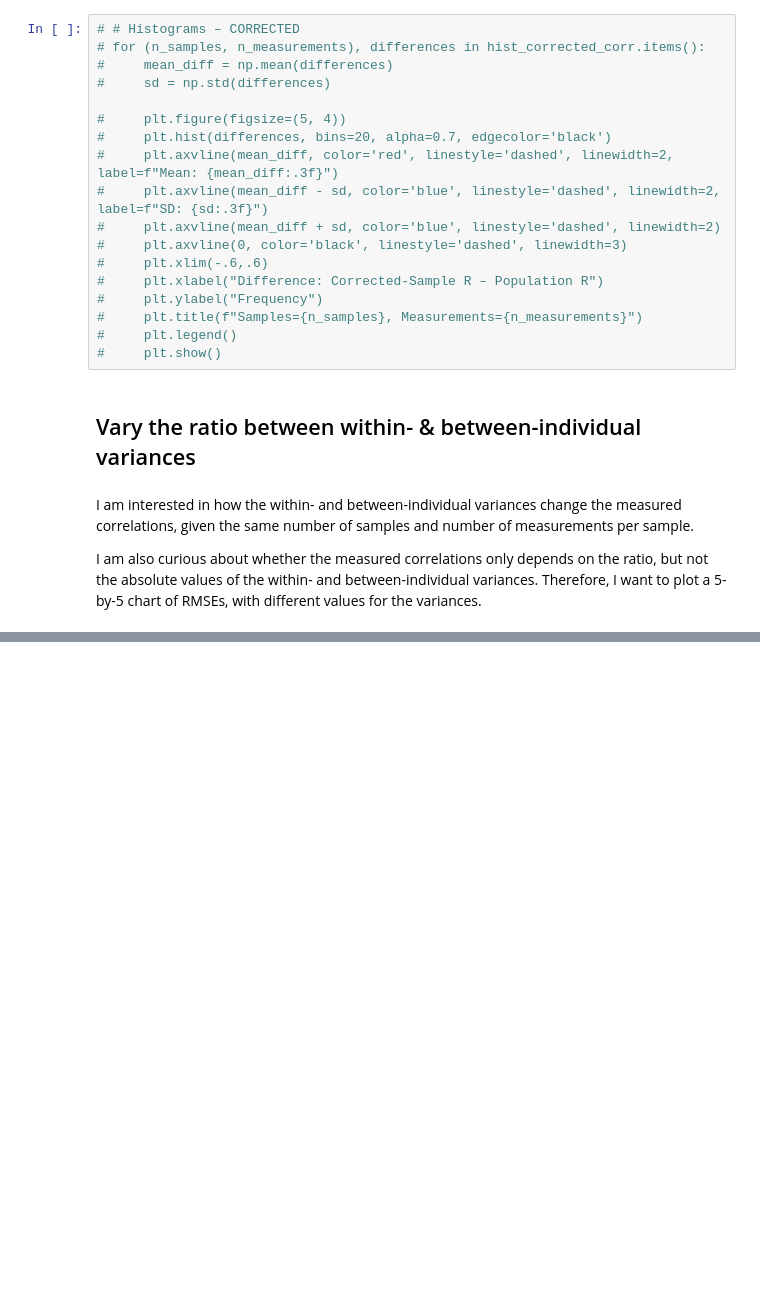
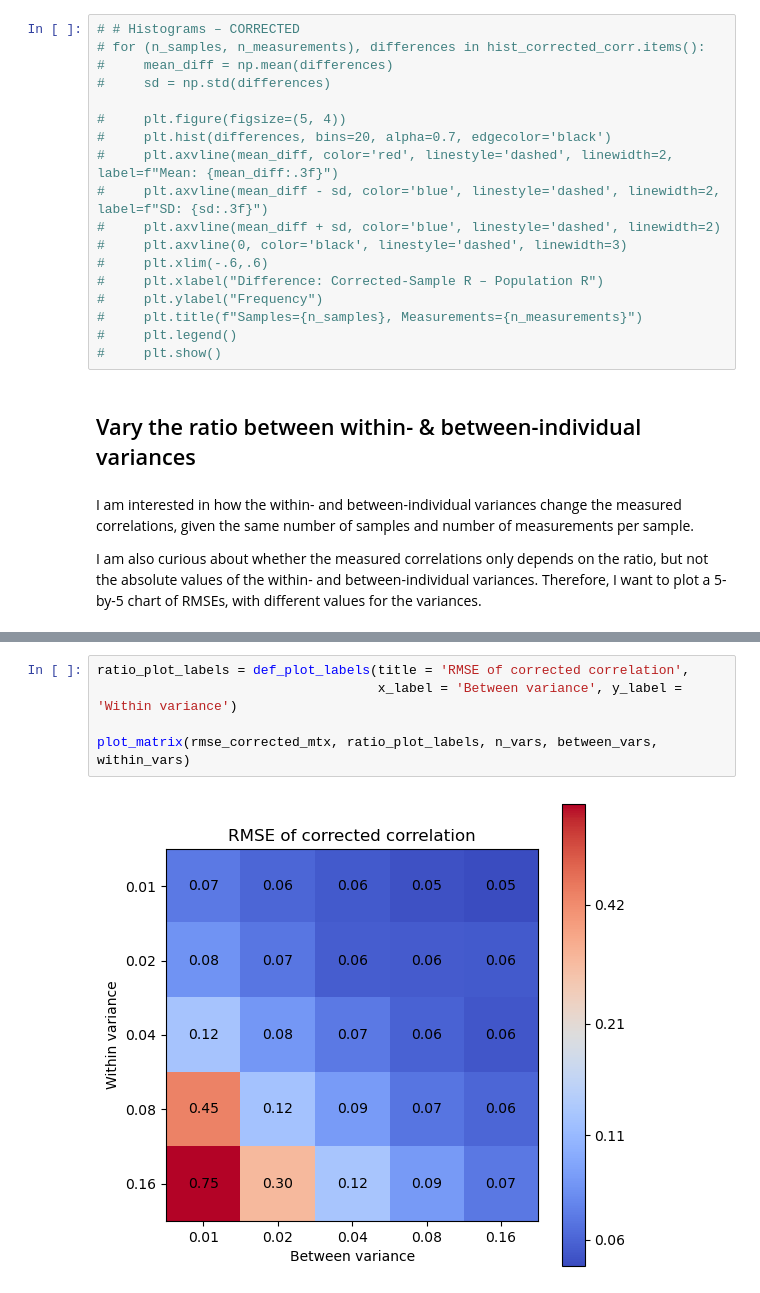
Before and after one commit to fh986/crowding-individual-difference, a Jupyter notebook: simulation_noiseCorrection_crowdingReading_testVariances.ipynb, the cells around one changed output, grey strips where cells are left out. Cells and saved outputs as stored; diff of their text form; blank space fills up the shorter version.

```diff
--- a/simulation_noiseCorrection_crowdingReading_testVariances.ipynb
+++ b/simulation_noiseCorrection_crowdingReading_testVariances.ipynb
@@ -531,0 +607,7 @@ plot_sim_results(results_corr_df)
+# %%
+ratio_plot_labels = def_plot_labels(title = 'RMSE of corrected correlation',
+                                    x_label = 'Between variance', y_label = 'Within variance')
+
+plot_matrix(rmse_corrected_mtx, ratio_plot_labels, n_vars, between_vars, within_vars)
+# %% [output]
+[figure, added]
```
Also changed, not shown: parts of 9 cells of this notebook.
